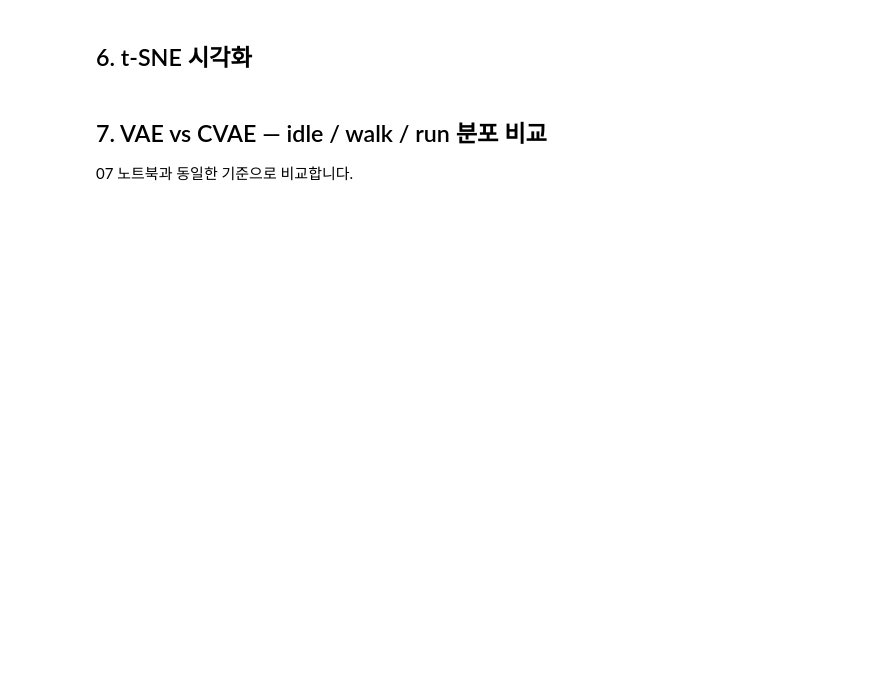
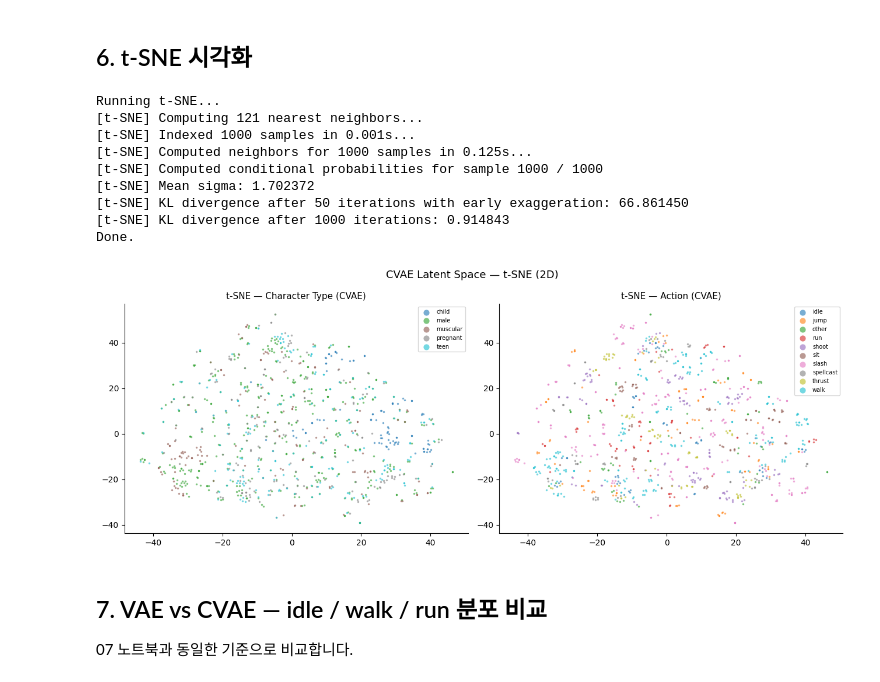
Before and after one commit to rhantj/lpc-sprite-vae, a Jupyter notebook: 07-1_latent_visualization_cvae.ipynb, the cells around one changed output. Saved outputs shown, nothing was run; the diff lists cells and outputs as text; code cells hidden in the pictures; blank space fills up the shorter version.

```diff
--- a/07-1_latent_visualization_cvae.ipynb
+++ b/07-1_latent_visualization_cvae.ipynb
@@ -214,17 +230,28 @@ plt.show()
 # %%
 Z_pca50 = PCA(n_components=min(50, Z.shape[1]), random_state=42).fit_transform(Z)
 
 print('Running t-SNE...')
-tsne   = TSNE(n_components=2, perplexity=40, n_iter=1000, random_state=42, verbose=1)
+tsne   = TSNE(n_components=2, perplexity=40, max_iter=1000, random_state=42, verbose=1)
 Z_tsne = tsne.fit_transform(Z_pca50)
 print('Done.')
 
 fig, axes = plt.subplots(1, 2, figsize=(13, 5))
 scatter_plot(Z_tsne, char_labels,   't-SNE — Character Type (CVAE)', axes[0])
 scatter_plot(Z_tsne, action_labels, 't-SNE — Action (CVAE)',         axes[1])
 plt.suptitle('CVAE Latent Space — t-SNE (2D)', fontsize=13)
 plt.tight_layout()
 plt.show()
+# %% [output]
+Running t-SNE...
+[t-SNE] Computing 121 nearest neighbors...
+[t-SNE] Indexed 1000 samples in 0.001s...
+[t-SNE] Computed neighbors for 1000 samples in 0.125s...
+[t-SNE] Computed conditional probabilities for sample 1000 / 1000
+[t-SNE] Mean sigma: 1.702372
+[t-SNE] KL divergence after 50 iterations with early exaggeration: 66.861450
+[t-SNE] KL divergence after 1000 iterations: 0.914843
+Done.
+[figure, added]
 # %% [markdown]
 ## 7. VAE vs CVAE — idle / walk / run 분포 비교
 
```
Also changed, not shown: parts of 8 cells of this notebook, 4 other files.
